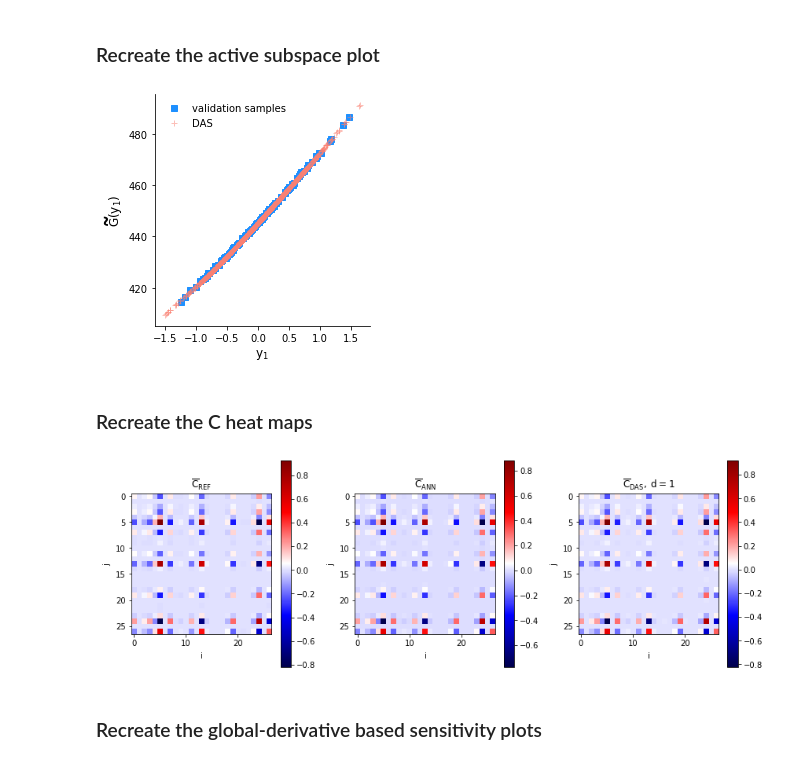
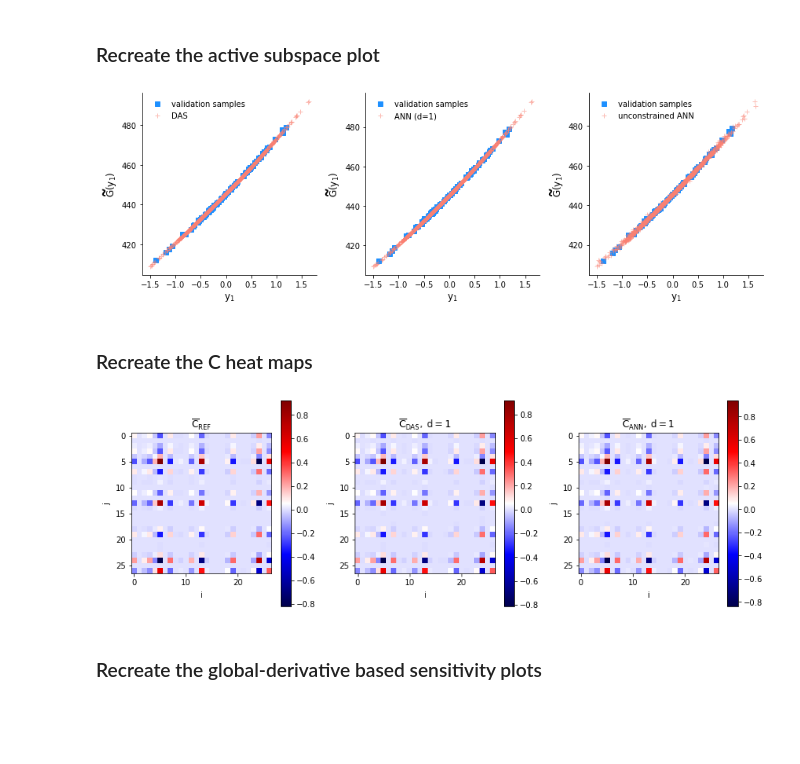
Before and after one commit to wedeling/deep_active_subspace_data, a Jupyter notebook: HIV/HIV.ipynb, the cells around one changed output. Cells and saved outputs as stored; diff of their text form; code cells hidden in the pictures; blank space fills up the shorter version.

```diff
--- a/HIV/HIV.ipynb
+++ b/HIV/HIV.ipynb
@@ -223,24 +269,31 @@ for i, param in enumerate(params):
     C_das += np.dot(df_dx, df_dx.T) / n_mc
 
 # solve eigenvalue problem for C_das
-eigvals_C_das, V = linalg.eigh(C_das)
+eigvals_C_das, eigvecs_C_das = linalg.eigh(C_das)
 
 # Sort the eigensolutions in the descending order of eigenvalues
 order = eigvals_C_das.argsort()[::-1]
 eigvals_C_das = eigvals_C_das[order]
-V = V[:, order]
-V_1 = V[:, 0:d]
+eigvecs_C_das = eigvecs_C_das[:, order]
 
 # the DAS weight matrix of the first hidden layer
 W_1 = das_surrogate.neural_net.layers[1].W
 
-print("The subspace angles between V1 and W1 are %s" % linalg.subspace_angles(V_1, W_1))
-
 y_das = np.dot(W_1.T, params.T).T
 
-# compute eigenvalues / vectors of C_1 and sort
+# Alternatively, in the DAS case we can solve only the eigendecomposition of C_1 to obtain the same result
 eigvals_C_1, eigvecs_C_1 = linalg.eigh(C_1)
+
+# Sort the eigensolutions in the descending order of eigenvalues
 order = eigvals_C_1.argsort()[::-1]
 eigvals_C_1 = eigvals_C_1[order]
 eigvecs_C_1 = eigvecs_C_1[:, order]
+
+print('=====================')
+print("Eigenvalues C_das:\n %s" % eigvals_C_das)
+print('=====================')
+print("Eigenvalues C_1:\n %s" % eigvals_C_1)
+print('=====================')
+print('Difference eigenvectors:\n %s' % (eigvecs_C_das[:, 0:d] - np.dot(W_1, eigvecs_C_1)))
+print('=====================')
 # %% [output]
@@ -285,28 +365,51 @@ findfont: Font family ['DejaVu Sans Display'] not found. Falling back to DejaVu
 # %%
 #########################
 # plot active subspaces #
 #########################
 
-# Generate new code validation samples in the deep active subspace
+# Generate new code validation samples
 from HIV_model import *
 n_val = 100
 x_val = np.random.rand(n_val, D) * 2 - 1
 val_samples = Tcells(x_val, np.linspace(1, times[I], times[I]))[:, -1]
 y_val = np.dot(W_1.T, x_val.T).T
+y_val_ann = np.dot(V_1.T, x_val.T).T
+y_val_ann_uc = np.dot(R_1.T, x_val.T).T
 
 # plot DAS surrogate in y coordinate
-fig = plt.figure(figsize=[4, 4])
-ax = fig.add_subplot(111)
+fig = plt.figure(figsize=[12, 4])
+ax = fig.add_subplot(131)
 ax.set_xlabel(r'$y_1$', fontsize=12)
 ax.set_ylabel(r'$\widetilde{G}\left(y_1\right)$', fontsize=12)
 ax.plot(y_val, val_samples, 's', color='dodgerblue', label='validation samples')
 ax.plot(y_das, das_samples, '+', color='salmon', label='DAS', alpha=0.5)
 leg = ax.legend(loc=0, frameon=False)
 leg.set_draggable(True)
 sns.despine(top=True)
 plt.tight_layout()
+
+# plot ANN surrogate in y coordinate
+ax = fig.add_subplot(132)
+ax.set_xlabel(r'$y_1$', fontsize=12)
+ax.set_ylabel(r'$\widetilde{G}\left(y_1\right)$', fontsize=12)
+ax.plot(y_val_ann, val_samples, 's', color='dodgerblue', label='validation samples')
+ax.plot(y_ann, ann_samples, '+', color='salmon', label='ANN (d=1)', alpha=0.5)
+leg = ax.legend(loc=0, frameon=False)
+leg.set_draggable(True)
+sns.despine(top=True)
+plt.tight_layout()
+
+ax = fig.add_subplot(133)
+ax.set_xlabel(r'$y_1$', fontsize=12)
+ax.set_ylabel(r'$\widetilde{G}\left(y_1\right)$', fontsize=12)
+ax.plot(y_val_ann_uc, val_samples, 's', color='dodgerblue', label='validation samples')
+ax.plot(y_ann_uc, ann_uc_samples, '+', color='salmon', label='unconstrained ANN', alpha=0.5)
+leg = ax.legend(loc=0, frameon=False)
+leg.set_draggable(True)
+sns.despine(top=True)
+plt.tight_layout()
 # %% [output]
-[figure, old version]
+[figure, new version]
 # %% [markdown]
 ### Recreate the C heat maps
 # %%
@@ -318,15 +421,15 @@ fig = plt.figure(figsize=[12,4])
 ax1 = fig.add_subplot(131, title=r'$\overline{C}_{REF}$', xlabel='$i$', ylabel='$j$')
 im = ax1.imshow(C_ref)
 plt.colorbar(im)
-ax2 = fig.add_subplot(132, title=r'$\overline{C}_{ANN}$', xlabel='$i$', ylabel='$j$')
-im = ax2.imshow(C_ann)
+ax2 = fig.add_subplot(132, title=r'$\overline{C}_{DAS},\; d=%d$' % d, xlabel='$i$', ylabel='$j$')
+im = ax2.imshow(C_das)
 plt.colorbar(im)
-ax3 = fig.add_subplot(133, title=r'$\overline{C}_{DAS},\; d=%d$' % d, xlabel='$i$', ylabel='$j$')
-im = ax3.imshow(C_das)
+ax3 = fig.add_subplot(133, title=r'$\overline{C}_{ANN},\; d=%d$' % d, xlabel='$i$', ylabel='$j$')
+im = ax3.imshow(C_ann)
 plt.colorbar(im)
 plt.tight_layout()
 # %% [output]
-[figure, old version]
+[figure, new version]
 # %% [markdown]
 ### Recreate the global-derivative based sensitivity plots
 # %%
```
Also changed, not shown: parts of 21 cells of this notebook, 5 other files.
